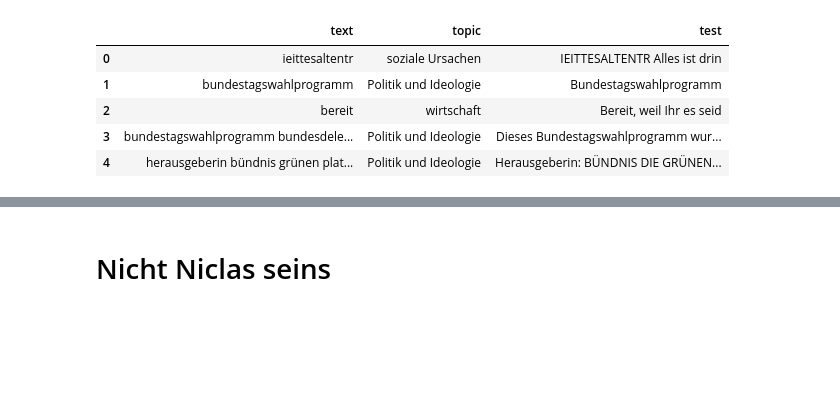
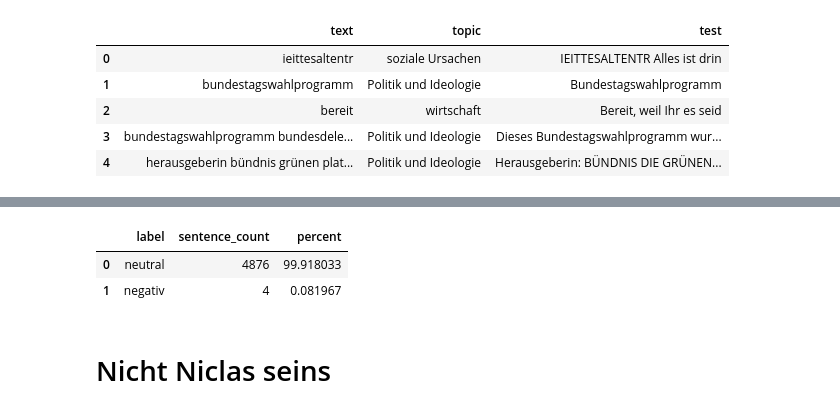
Before and after one commit to NICFRU/NLP, a Jupyter notebook: test.ipynb, the cells around one changed output, grey strips where cells are left out. Saved outputs shown, nothing was run; the diff lists cells and outputs as text; code cells hidden in the pictures; blank space fills up the shorter version.

```diff
--- a/test.ipynb
+++ b/test.ipynb
@@ -741,2 +851,36 @@ sentiment_df[sentiment_df.label == "positiv"].sentence.sample(10).values
+# %%
+
+def get_hate_speech(
+    sentences, sentiment_df, label_col: str = "label"
+):
+    "Get the hate speech of a list of sentences."
+
+    hate_model_path = "Hate-speech-CNERG/dehatebert-mono-german"
+    hate_task = pipeline(
+        "text-classification", model=hate_model_path, tokenizer=hate_model_path
+    )
+    hate_outputs = [
+        hate_task(sentence) for sentence in tqdm(sentences, desc="Hate speech analysis")
+    ]
+    hate_dict = dict(label=[], score=[], sentence=[])
+    for idx, output in enumerate(hate_outputs):
+        hate_dict["label"].append(output[0]["label"])
+        hate_dict["score"].append(output[0]["score"])
+        hate_dict["sentence"].append(sentences[idx])
+    hate_df = pd.DataFrame(hate_dict)
+    hate_df["label"] = hate_df.label.map(dict(HATE="negativ", NON_HATE="neutral"))
+    hate_condition = (hate_df.label == "negativ") & (sentiment_df[label_col] == "negativ")
+    hate_df.loc[hate_condition, "label"] = "negativ"
+    hate_df.loc[~hate_condition, "label"] = "neutral"
+    return hate_df
 # %%
 plot_sentiment(sentiment_df)
+# %%
+hate_df=get_hate_speech(sentences,sentiment_df,label_col= "label")
+# %%
+hate_count = get_counts(hate_df, label_col='label')
+hate_count
+# %% [output]
+|  | label | sentence_count | percent |
+| 0 | neutral | 4876 | 99.918033 |
+| 1 | negativ | 4 | 0.081967 |
```
Also changed, not shown: parts of 28 cells of this notebook, 2 other files.
